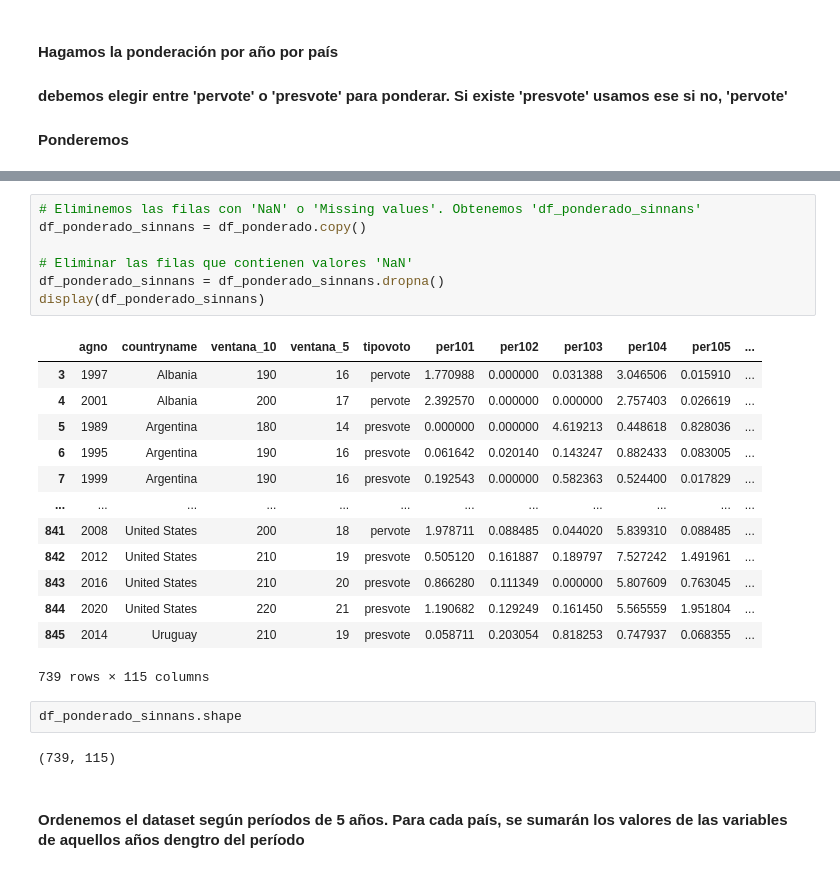
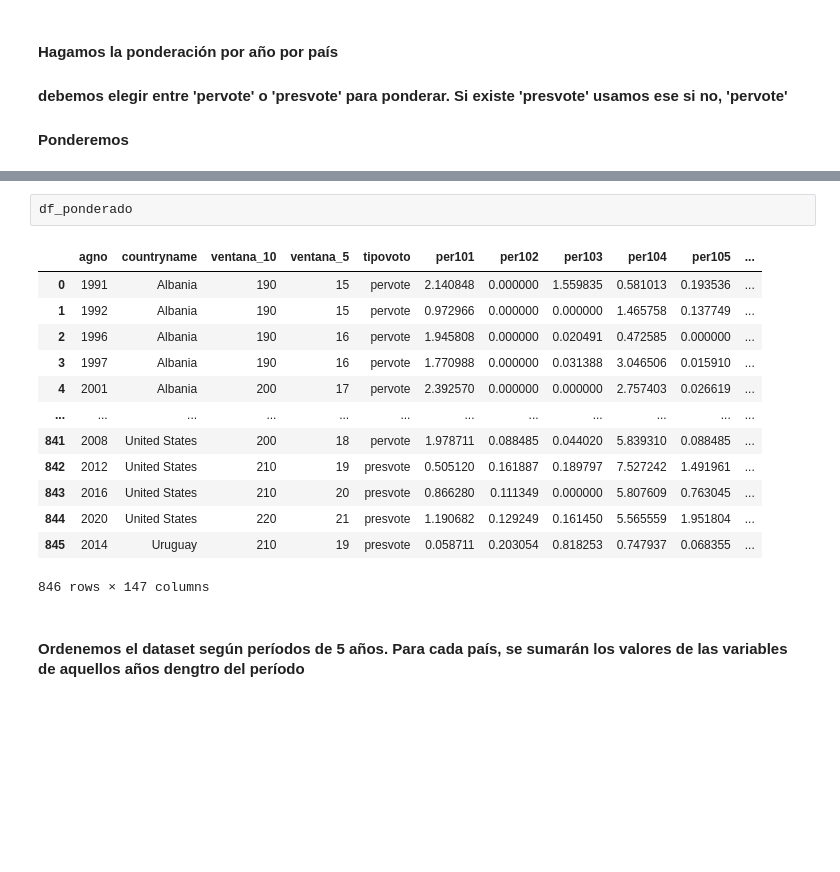
Before and after one commit to MatiasBunsterRaby/Capstone_git, a Jupyter notebook: notebooks/Correlaciones_aspectosl.ipynb, the cells around one changed output, grey strips where cells are left out. Cells and saved outputs as stored; diff of their text form; blank space fills up the shorter version.

```diff
--- a/notebooks/Correlaciones_aspectosl.ipynb
+++ b/notebooks/Correlaciones_aspectosl.ipynb
@@ -281,28 +240,19 @@ Número de filas en 'df_ponderado' que contienen valores 'NaN': 107
-# %%
-# Eliminemos las filas con 'NaN' o 'Missing values'. Obtenemos 'df_ponderado_sinnans'
-df_ponderado_sinnans = df_ponderado.copy()
-
-# Eliminar las filas que contienen valores 'NaN'
-df_ponderado_sinnans = df_ponderado_sinnans.dropna()
-display(df_ponderado_sinnans)
-# %% [output]
-|  | agno | countryname | ventana_10 | ventana_5 | tipovoto | per101 | per102 | per103 | per104 | per105 | ... |
-| 3 | 1997 | Albania | 190 | 16 | pervote | 1.770988 | 0.000000 | 0.031388 | 3.046506 | 0.015910 | ... |
-| 4 | 2001 | Albania | 200 | 17 | pervote | 2.392570 | 0.000000 | 0.000000 | 2.757403 | 0.026619 | ... |
-| 5 | 1989 | Argentina | 180 | 14 | presvote | 0.000000 | 0.000000 | 4.619213 | 0.448618 | 0.828036 | ... |
-| 6 | 1995 | Argentina | 190 | 16 | presvote | 0.061642 | 0.020140 | 0.143247 | 0.882433 | 0.083005 | ... |
-| 7 | 1999 | Argentina | 190 | 16 | presvote | 0.192543 | 0.000000 | 0.582363 | 0.524400 | 0.017829 | ... |
-| ... | ... | ... | ... | ... | ... | ... | ... | ... | ... | ... | ... |
-| 841 | 2008 | United States | 200 | 18 | pervote | 1.978711 | 0.088485 | 0.044020 | 5.839310 | 0.088485 | ... |
-| 842 | 2012 | United States | 210 | 19 | presvote | 0.505120 | 0.161887 | 0.189797 | 7.527242 | 1.491961 | ... |
-| 843 | 2016 | United States | 210 | 20 | presvote | 0.866280 | 0.111349 | 0.000000 | 5.807609 | 0.763045 | ... |
-| 844 | 2020 | United States | 220 | 21 | presvote | 1.190682 | 0.129249 | 0.161450 | 5.565559 | 1.951804 | ... |
-| 845 | 2014 | Uruguay | 210 | 19 | presvote | 0.058711 | 0.203054 | 0.818253 | 0.747937 | 0.068355 | ... |
-739 rows × 115 columns
-# %%
-df_ponderado_sinnans.shape
-# %% [output]
-(739, 115)
+# %%
+df_ponderado
+# %% [output]
+|  | agno | countryname | ventana_10 | ventana_5 | tipovoto | per101 | per102 | per103 | per104 | per105 | ... |
+| 0 | 1991 | Albania | 190 | 15 | pervote | 2.140848 | 0.000000 | 1.559835 | 0.581013 | 0.193536 | ... |
+| 1 | 1992 | Albania | 190 | 15 | pervote | 0.972966 | 0.000000 | 0.000000 | 1.465758 | 0.137749 | ... |
+| 2 | 1996 | Albania | 190 | 16 | pervote | 1.945808 | 0.000000 | 0.020491 | 0.472585 | 0.000000 | ... |
+| 3 | 1997 | Albania | 190 | 16 | pervote | 1.770988 | 0.000000 | 0.031388 | 3.046506 | 0.015910 | ... |
+| 4 | 2001 | Albania | 200 | 17 | pervote | 2.392570 | 0.000000 | 0.000000 | 2.757403 | 0.026619 | ... |
+| ... | ... | ... | ... | ... | ... | ... | ... | ... | ... | ... | ... |
+| 841 | 2008 | United States | 200 | 18 | pervote | 1.978711 | 0.088485 | 0.044020 | 5.839310 | 0.088485 | ... |
+| 842 | 2012 | United States | 210 | 19 | presvote | 0.505120 | 0.161887 | 0.189797 | 7.527242 | 1.491961 | ... |
+| 843 | 2016 | United States | 210 | 20 | presvote | 0.866280 | 0.111349 | 0.000000 | 5.807609 | 0.763045 | ... |
+| 844 | 2020 | United States | 220 | 21 | presvote | 1.190682 | 0.129249 | 0.161450 | 5.565559 | 1.951804 | ... |
+| 845 | 2014 | Uruguay | 210 | 19 | presvote | 0.058711 | 0.203054 | 0.818253 | 0.747937 | 0.068355 | ... |
+846 rows × 147 columns
 # %% [markdown]
 #### Ordenemos el dataset según períodos de 5 años. Para  cada país, se sumarán los valores de las variables de aquellos años dengtro del período
 # %%
```
Also changed, not shown: parts of 41 cells of this notebook.
